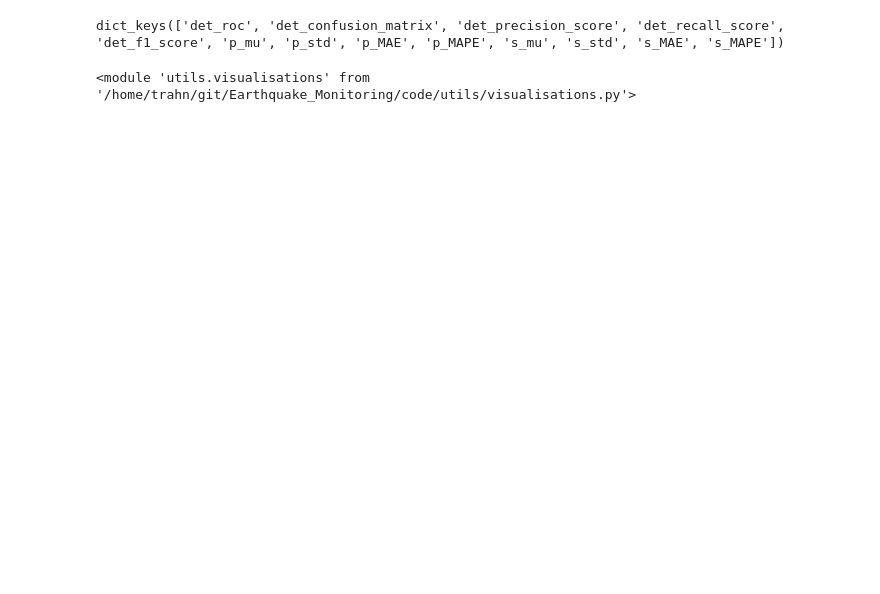
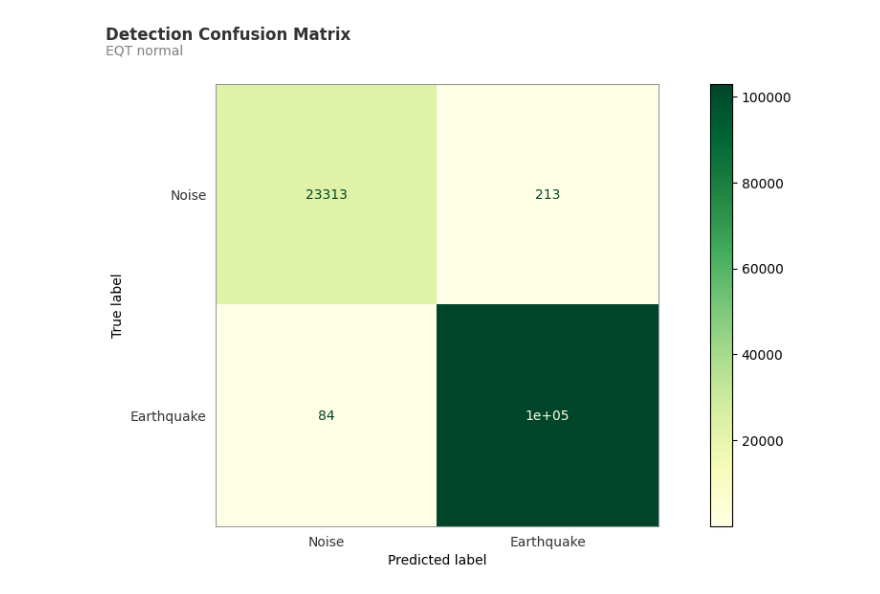
Before and after one commit to ib31iat/earthquake-monitoring, a Jupyter notebook: code/notebooks/try_visualisations.ipynb, the cells around one changed output. Drawn from its saved outputs; the diff is of its cells as text; code cells hidden in the pictures; blank space fills up the shorter version.

```diff
--- a/code/notebooks/try_visualisations.ipynb
+++ b/code/notebooks/try_visualisations.ipynb
@@ -19,8 +29,5 @@ with open("../results/evaluation/metrics/eqt_metrics.pickle", "rb") as f:
-# %%
-metrics_none.keys()
-# %% [output]
-dict_keys(['det_roc', 'det_confusion_matrix', 'det_precision_score', 'det_recall_score', 'det_f1_score', 'p_mu', 'p_std', 'p_MAE', 'p_MAPE', 's_mu', 's_std', 's_MAE', 's_MAPE'])
 # %%
 importlib.reload(vis)
+vis.confusion_matrix(metrics_normal, subtitle='EQT normal');
 # %% [output]
-<module 'utils.visualisations' from '/home/trahn/git/Earthquake_Monitoring/code/utils/visualisations.py'>
+[figure, added]
```
Also changed, not shown: parts of 10 cells of this notebook.
